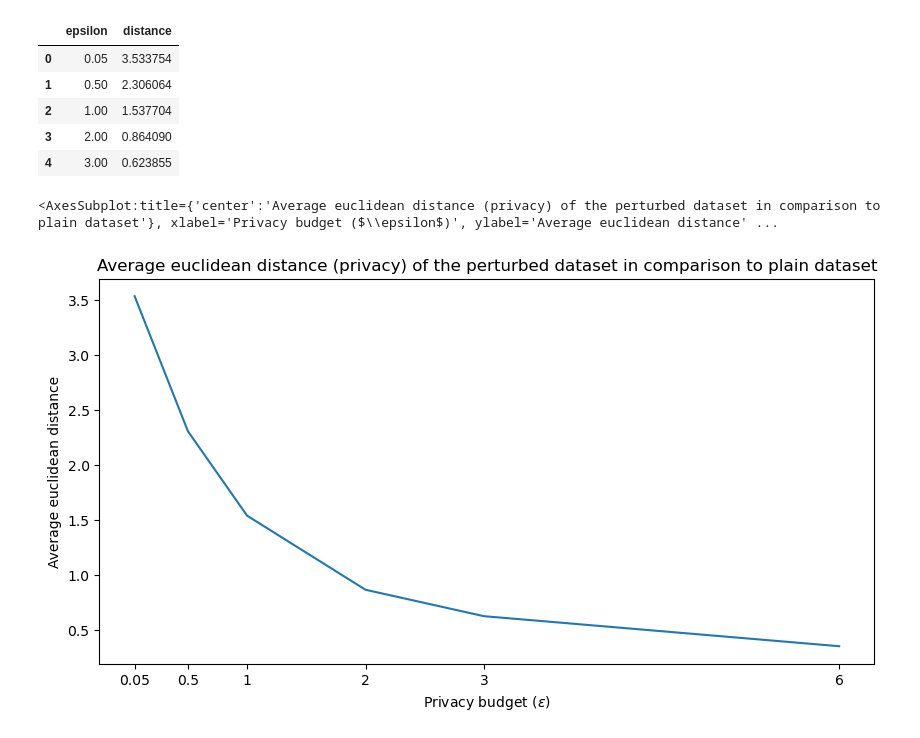
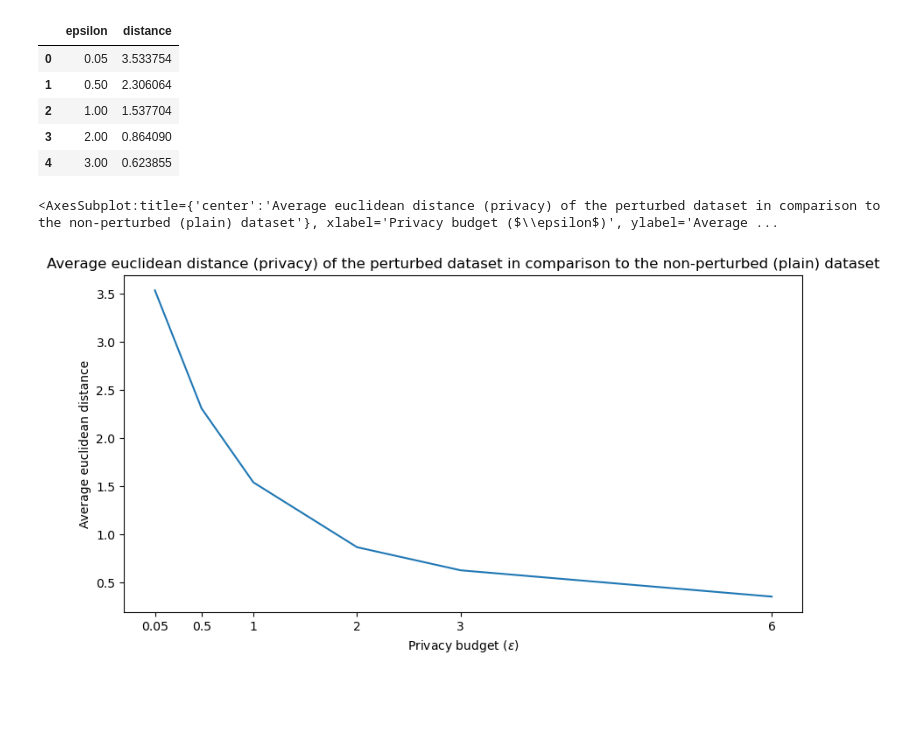
Before and after one commit to tjvanderende/privacy-preserved-clustering-with-nD-Laplace, a Jupyter notebook: RQ1/research/privacy-experiments.ipynb, the cells around one changed output. Saved outputs shown, nothing was run; the diff lists cells and outputs as text; code cells hidden in the pictures; blank space fills up the shorter version.

```diff
--- a/RQ1/research/privacy-experiments.ipynb
+++ b/RQ1/research/privacy-experiments.ipynb
@@ -68,11 +68,11 @@ distances_per_epsilon.head()
 # %%
 from matplotlib import pyplot as plt
 fig, ax = plt.subplots(figsize=(10, 5))
-ax.set_title('Average euclidean distance (privacy) of the perturbed dataset in comparison to plain dataset')
+ax.set_title('Average euclidean distance (privacy) of the perturbed dataset in comparison to the non-perturbed (plain) dataset')
 ax.set_ylabel('Average euclidean distance')
 ax.set_xlabel('Privacy budget ($\epsilon$)')
 ax.set_xticks(epsilons, labels=epsilons)
 sns.lineplot(data=distances_per_epsilon, x='epsilon', y='distance', ax=ax, markers='True')
 # %% [output]
-<AxesSubplot:title={'center':'Average euclidean distance (privacy) of the perturbed dataset in comparison to plain dataset'}, xlabel='Privacy budget ($\\epsilon$)', ylabel='Average euclidean distance' ...
+<AxesSubplot:title={'center':'Average euclidean distance (privacy) of the perturbed dataset in comparison to the non-perturbed (plain) dataset'}, xlabel='Privacy budget ($\\epsilon$)', ylabel='Average ...
-[figure, old version]
+[figure, new version]
```
Also changed, not shown: 13 other files.
